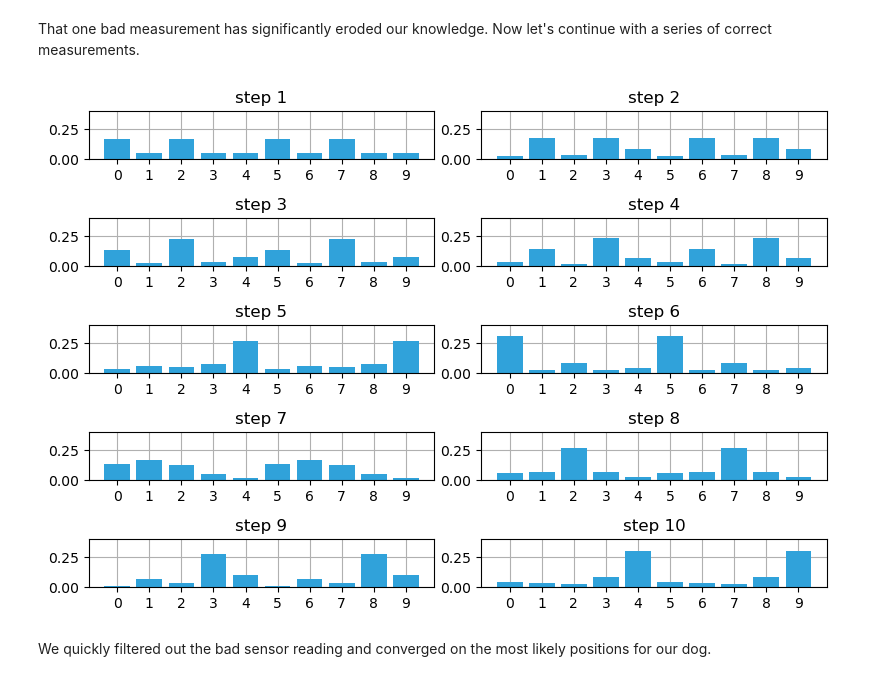
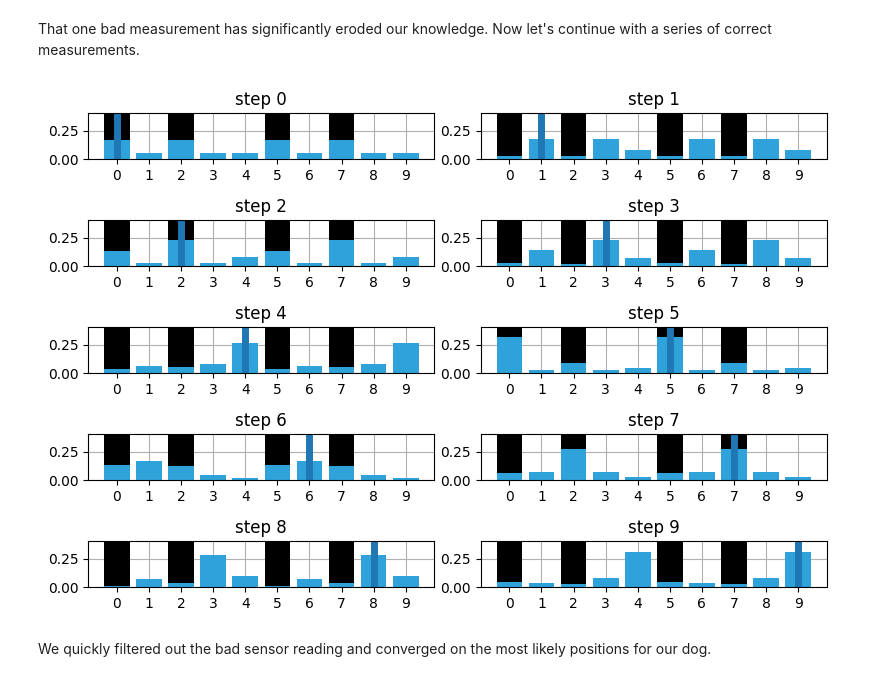
Before and after one commit to Horizon-42/Kalman-and-Bayesian-Filters-in-Python, a Jupyter notebook: 02-Discrete-Bayes.ipynb, the cells around one changed output. Saved outputs shown, nothing was run; the diff lists cells and outputs as text; code cells hidden in the pictures.

```diff
--- a/02-Discrete-Bayes.ipynb
+++ b/02-Discrete-Bayes.ipynb
@@ -658,15 +663,18 @@ That one bad measurement has significantly eroded our knowledge. Now let's conti
 # %%
 with figsize(y=5.5):
     measurements = [1, 0, 1, 0, 0, 1, 1, 1, 0, 0]
+    prior = np.array([.1] * 10)
     for i, m in enumerate(measurements):
         likelihood = lh_hallway(hallway, z=m, z_prob=.75)
         posterior = update(likelihood, prior)
         prior = predict(posterior, 1, kernel)
         plt.subplot(5, 2, i+1)
-        book_plots.bar_plot(posterior, ylim=(0, .4), title=f'step {i+1}')
+        book_plots.bar_plot(hallway, c='k')
+        book_plots.bar_plot(posterior, ylim=(0, .4), title=f'step {i}')
+        plt.axvline(i % len(hallway), lw=5)
     plt.tight_layout()
 # %% [output]
-[figure, old version]
+[figure, new version]
 # %% [markdown]
 We quickly filtered out the bad sensor reading and converged on the most likely positions for our dog.
 # %% [markdown]
```
Also changed, not shown: parts of 7 cells of this notebook.
